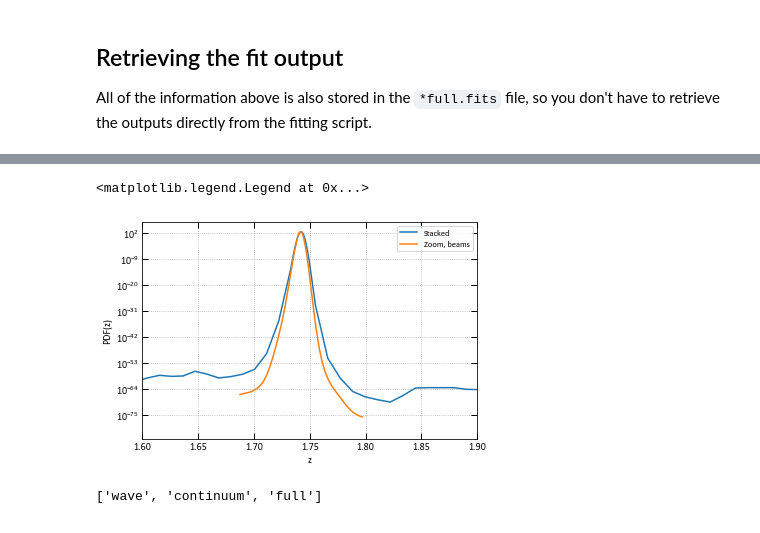
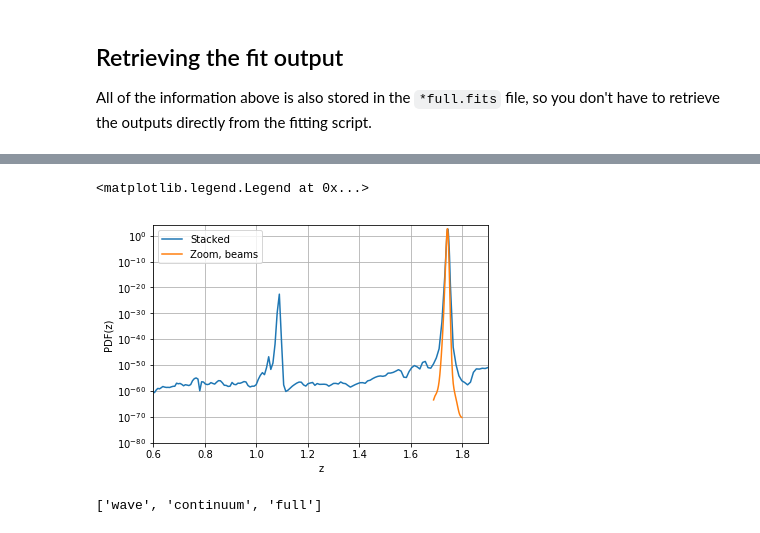
Before and after one commit to gbrammer/grizli, a Jupyter notebook: examples/NewSpectrumFits.ipynb, the cells around one changed output, grey strips where cells are left out. Drawn from its saved outputs; the diff is of its cells as text; code cells hidden in the pictures.

```diff
--- a/examples/NewSpectrumFits.ipynb
+++ b/examples/NewSpectrumFits.ipynb
@@ -105,22 +92,24 @@ fsps/fsps_QSF_12_v3_nolines_010.dat  fsps/fsps_QSF_12_v3_nolines_010.dat
                                      line NIV-1487
                                      line NV-1240
                                      line Lya
+# %%
+### Find IDs of specific objects to extract (2 galaxies and a star)
+import astropy.units as u
+tab = utils.GTable()
+tab['ra'] = [53.0657456, 53.0624459, 53.077048]
+tab['dec'] = [-27.720518, -27.707018, -27.705928]
+
+idx, dr = grp.catalog.match_to_catalog_sky(tab)
+source_ids = grp.catalog['NUMBER'][idx]
+tab['id'] = source_ids
+tab['dr'] = dr.to(u.mas)
+tab['dr'].format='.1f'
 # %%
-# grp `GroupFLT` object created as defined in WFC3IR_Reduction from the WFC3 ERS grism data
-target = 'ers-grism'
-
-# Line-emitter
-id=40776
-
-# Weak continuum features
-#id=41147
-
-# Strong continuum
-#id=43114
+id = source_ids[0]
 
 # Pull out the 2D cutouts
 beams = grp.get_beams(id, size=80)
-mb = grizli.multifit.MultiBeam(beams, fcontam=0.5, group_name=target, psf=False)
+mb = multifit.MultiBeam(beams, fcontam=0.2, group_name=root, psf=False)
 
 # Save a FITS file with the 2D cutouts (beams) from the individual exposures
 mb.write_master_fits()
@@ -131,11 +120,11 @@ poly_templates = grizli.utils.polynomial_templates(wave, order=7)
 pfit = mb.template_at_z(z=0, templates=poly_templates, fit_background=True,
                         fitter='lstsq', get_uncertainties=2)
 
-# Drizzle grisms / PAs
+# Drizzle grisms / PAs and make a figure
 hdu, fig = mb.drizzle_grisms_and_PAs(fcontam=0.2, flambda=False, kernel='point',
-                                     size=32, zfit=pfit)
+                                     size=32, zfit=pfit, diff=True)
 
 # Save drizzle figure FITS file
-fig.savefig('{0}_{1:05d}.stack.png'.format(target, id))
-hdu.writeto('{0}_{1:05d}.stack.fits'.format(target, id), clobber=True)
+fig.savefig('{0}_{1:05d}.stack.png'.format(root, id))
+hdu.writeto('{0}_{1:05d}.stack.fits'.format(root, id), clobber=True)
 # %% [output]
@@ -235,6 +211,6 @@ Continuum template, cont1d:  <class 'grizli.utils.SpectrumTemplate'>
 All of the information above is also stored in the `*full.fits` file, so you don't have to
 retrieve the outputs directly from the fitting script.
 # %%
-fit_hdu = pyfits.open('{0}_{1:05d}.full.fits'.format(target, id))
+fit_hdu = pyfits.open('{0}_{1:05d}.full.fits'.format(root, id))
 fit_hdu.info()
 # %% [output]
@@ -279,19 +255,21 @@ T_G141  =          4211.742066 / Total exposure time [s]
 # %%
 from astropy.table import Table
 
 # same as the fit table above, redshift fit to the stacked spectra
 fit_stack = Table(fit_hdu['ZFIT_STACK'].data)
 plt.plot(fit_stack['zgrid'], fit_stack['pdf'], label='Stacked')
 
 # zoom in around the initial best-guess with the individual "beam" spectra
-fit_beam = Table(fit_hdu['ZFIT_BEAM'].data)
-plt.plot(fit_beam['zgrid'], fit_beam['pdf'], label='Zoom, beams')
+if 'ZFIT_BEAM' in fit_hdu:
+    fit_beam = Table(fit_hdu['ZFIT_BEAM'].data)
+    plt.plot(fit_beam['zgrid'], fit_beam['pdf'], label='Zoom, beams')
 
-plt.xlim(1.6, 1.9); plt.semilogy(); plt.grid()
+plt.xlim(0.6, 1.9); plt.semilogy(); plt.grid()
+plt.ylim(1.e-80, 1e4)
 plt.xlabel('z'); plt.ylabel('PDF(z)'); plt.legend()
 # %% [output]
 <matplotlib.legend.Legend at 0x...>
-[figure, old version]
+[figure, new version]
 # %%
 # Best-fit templates, like `tfit` above
 templ = Table(fit_hdu['TEMPL'].data)
```
Also changed, not shown: parts of 21 cells of this notebook.
